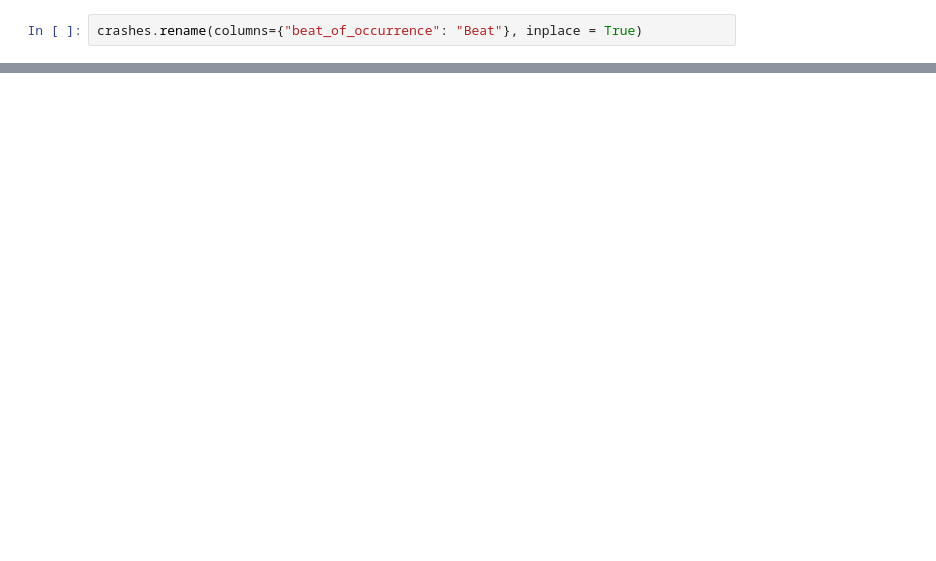
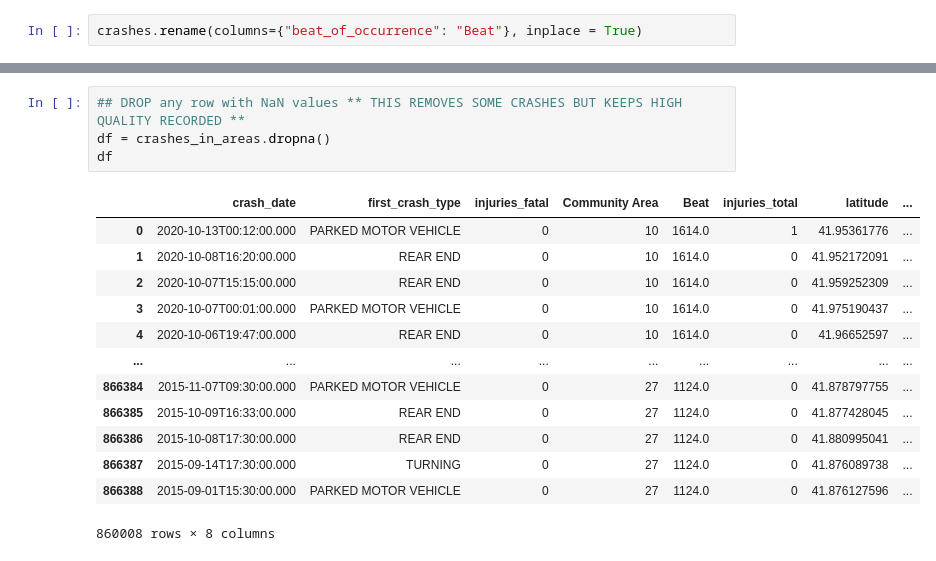
Before and after one commit to PhysicsGlitch/Geomap_Project, a Jupyter notebook: data_exploration_merged.ipynb, the cells around one changed output, grey strips where cells are left out. Cells and saved outputs as stored; diff of their text form; blank space fills up the shorter version.

```diff
--- a/data_exploration_merged.ipynb
+++ b/data_exploration_merged.ipynb
@@ -70,0 +239,18 @@ crash_neighborhood_merge_clean.columns
+# %%
+## DROP any row with NaN values ** THIS REMOVES SOME CRASHES BUT KEEPS HIGH QUALITY RECORDED **
+df = crashes_in_areas.dropna()
+df
+# %% [output]
+|  | crash_date | first_crash_type | injuries_fatal | Community Area | Beat | injuries_total | latitude | ... |
+| 0 | 2020-10-13T00:12:00.000 | PARKED MOTOR VEHICLE | 0 | 10 | 1614.0 | 1 | 41.95361776 | ... |
+| 1 | 2020-10-08T16:20:00.000 | REAR END | 0 | 10 | 1614.0 | 0 | 41.952172091 | ... |
+| 2 | 2020-10-07T15:15:00.000 | REAR END | 0 | 10 | 1614.0 | 0 | 41.959252309 | ... |
+| 3 | 2020-10-07T00:01:00.000 | PARKED MOTOR VEHICLE | 0 | 10 | 1614.0 | 0 | 41.975190437 | ... |
+| 4 | 2020-10-06T19:47:00.000 | REAR END | 0 | 10 | 1614.0 | 0 | 41.96652597 | ... |
+| ... | ... | ... | ... | ... | ... | ... | ... | ... |
+| 866384 | 2015-11-07T09:30:00.000 | PARKED MOTOR VEHICLE | 0 | 27 | 1124.0 | 0 | 41.878797755 | ... |
+| 866385 | 2015-10-09T16:33:00.000 | REAR END | 0 | 27 | 1124.0 | 0 | 41.877428045 | ... |
+| 866386 | 2015-10-08T17:30:00.000 | REAR END | 0 | 27 | 1124.0 | 0 | 41.880995041 | ... |
+| 866387 | 2015-09-14T17:30:00.000 | TURNING | 0 | 27 | 1124.0 | 0 | 41.876089738 | ... |
+| 866388 | 2015-09-01T15:30:00.000 | PARKED MOTOR VEHICLE | 0 | 27 | 1124.0 | 0 | 41.876127596 | ... |
+860008 rows × 8 columns
```
Also changed, not shown: parts of 19 cells of this notebook.
